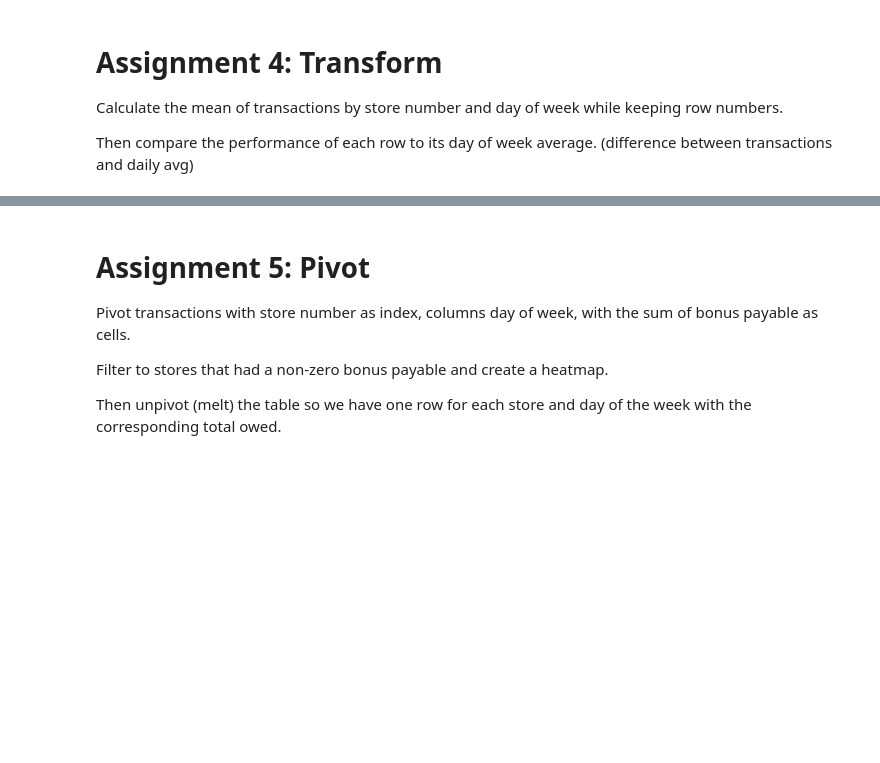
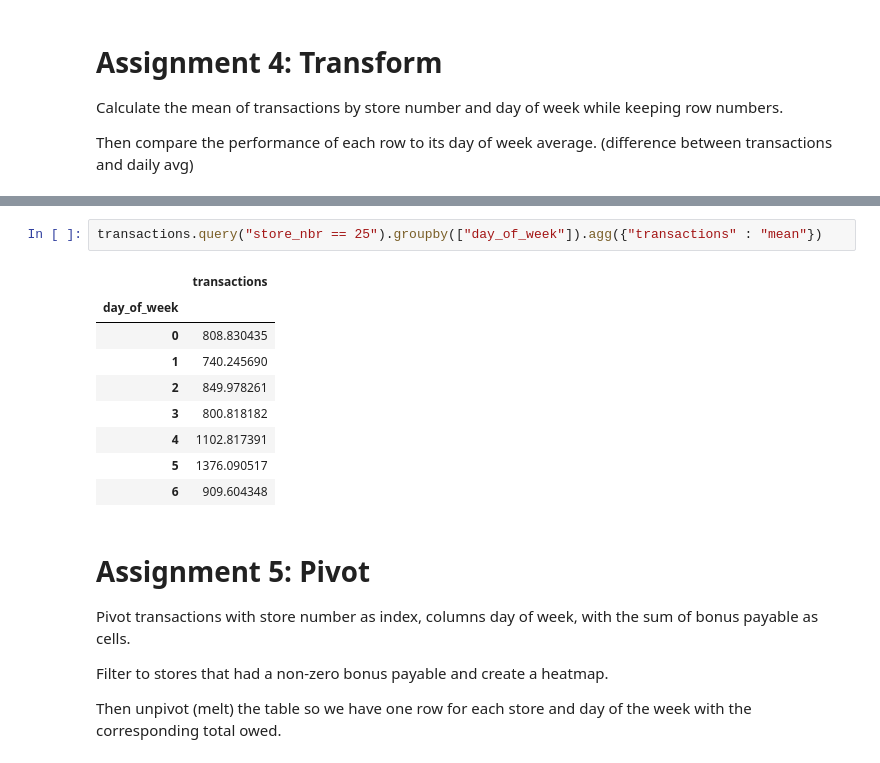
Before and after one commit to amorganhunt/Maven-NumPy-and-Pandas-2, a Jupyter notebook: maven_python_course/Agg_&_Reshape_DataFrames/section04_aggregations.ipynb, the cells around one changed output, grey strips where cells are left out. Cells and saved outputs as stored; diff of their text form; blank space fills up the shorter version.

```diff
--- a/maven_python_course/Agg_&_Reshape_DataFrames/section04_aggregations.ipynb
+++ b/maven_python_course/Agg_&_Reshape_DataFrames/section04_aggregations.ipynb
@@ -227,3 +265,15 @@ Then compare the performance of each row to its day of week average. (difference
+# %%
+transactions.query("store_nbr == 25").groupby(["day_of_week"]).agg({"transactions" : "mean"})
+# %% [output]
+|  | transactions |
+| day_of_week |  |
+| 0 | 808.830435 |
+| 1 | 740.245690 |
+| 2 | 849.978261 |
+| 3 | 800.818182 |
+| 4 | 1102.817391 |
+| 5 | 1376.090517 |
+| 6 | 909.604348 |
 # %% [markdown]
 # Assignment 5: Pivot
 
```
Also changed, not shown: parts of 2 cells of this notebook, 2 other files.
